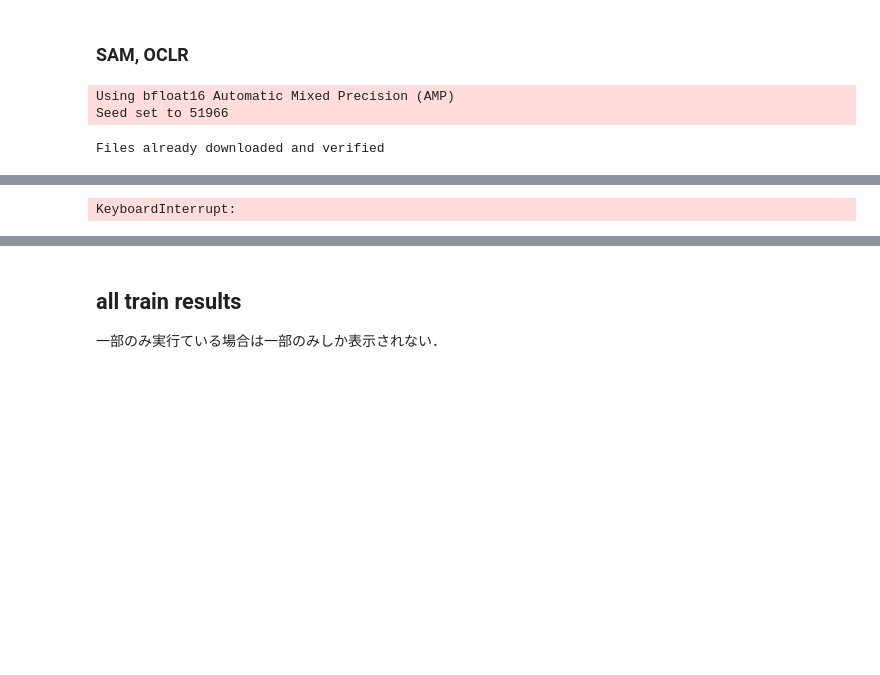
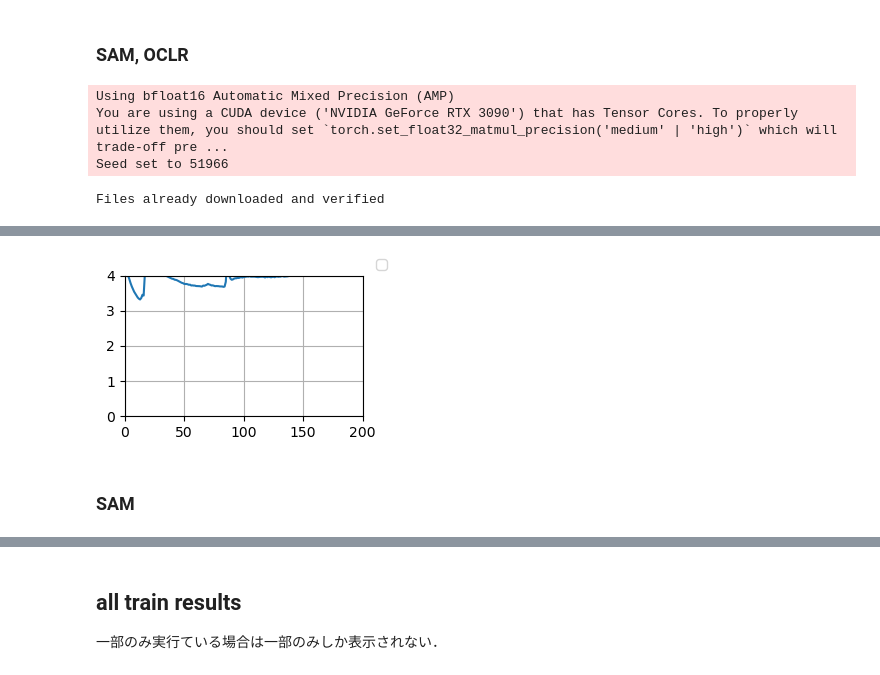
Before and after one commit to takeyarise/ipynotebooks, a Jupyter notebook: image_recognition/notebooks/RN18_cifar100.ipynb, the cells around one changed output, grey strips where cells are left out. Saved outputs shown, nothing was run; the diff lists cells and outputs as text; code cells hidden in the pictures; blank space fills up the shorter version.

```diff
--- a/image_recognition/notebooks/RN18_cifar100.ipynb
+++ b/image_recognition/notebooks/RN18_cifar100.ipynb
@@ -864,6 +969,7 @@ def train_cifar100_rn18_sam_oclr(fabric):
         params=net.parameters(),
         base_optimizer=optim.RAdam,
         rho=0.05,
+        adaptive=True,
         lr=1e-4,
         weight_decay=5e-4,
         decoupled_weight_decay=True,
@@ -877,7 +983,7 @@ def train_cifar100_rn18_sam_oclr(fabric):
     )
     criterion = nn.CrossEntropyLoss()
 
-    model = torch.compile(net)
+    model = torch.compile(net, mode='reduce-overhead')
     model, optimizer = fabric.setup(model, optimizer)
     loader = fabric.setup_dataloaders(train_loader)
 
@@ -915,7 +1021,17 @@ fabric = L.Fabric(
 name = 'CIFAR100_RN18_SAM_OCLR'
 results['CIFAR100_RN18_SAM_OCLR'] = fabric.launch(train_cifar100_rn18_sam_oclr)
 names.append(name)
+
+fig, ax = plt.subplots(nrows=1, ncols=1, figsize=(3, 2))
+ax.plot(results[name]['loss'])
+ax.grid()
+ax.set_ylim((0.0, 4.0))
+ax.set_xlim((0, len(results[name]['loss'])))
+fig.tight_layout()
+fig.legend()
+plt.show()
 # %% [output]
 Using bfloat16 Automatic Mixed Precision (AMP)
+You are using a CUDA device ('NVIDIA GeForce RTX 3090') that has Tensor Cores. To properly utilize them, you should set `torch.set_float32_matmul_precision('medium' | 'high')` which will trade-off pre ...
 Seed set to 51966
 Files already downloaded and verified
@@ -924 +1055 @@ EPOCH: 10/200, LOSS: 4.17031
-KeyboardInterrupt:
+[figure, added]
@@ -926,0 +1056,2 @@ results['CIFAR100_RN18_SAM_OCLR'].pop('acc')
+# %% [markdown]
+### SAM
```
Also changed, not shown: parts of 10 cells of this notebook.
